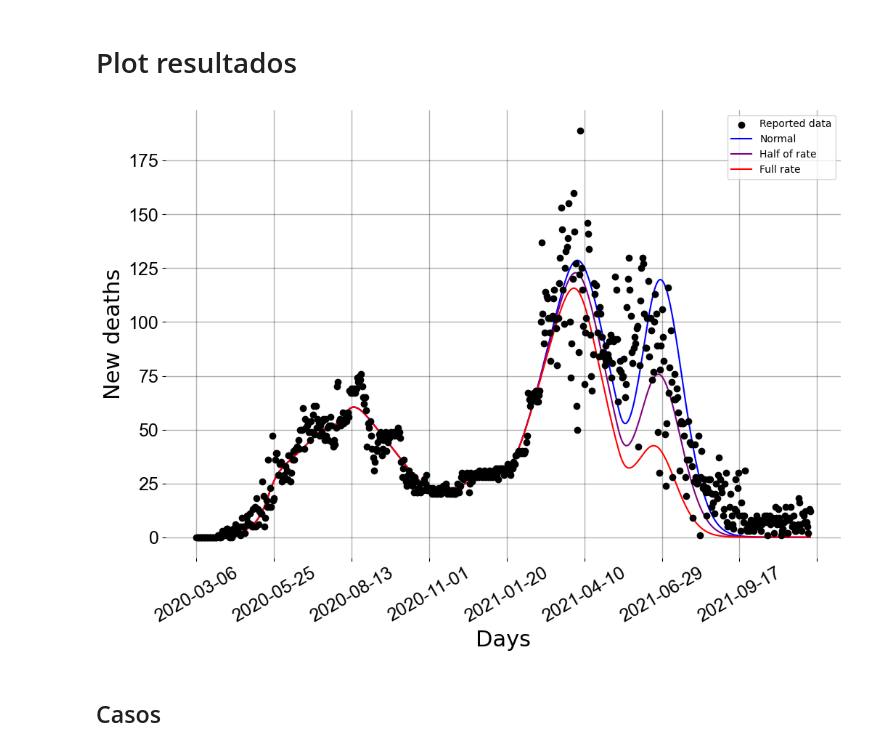
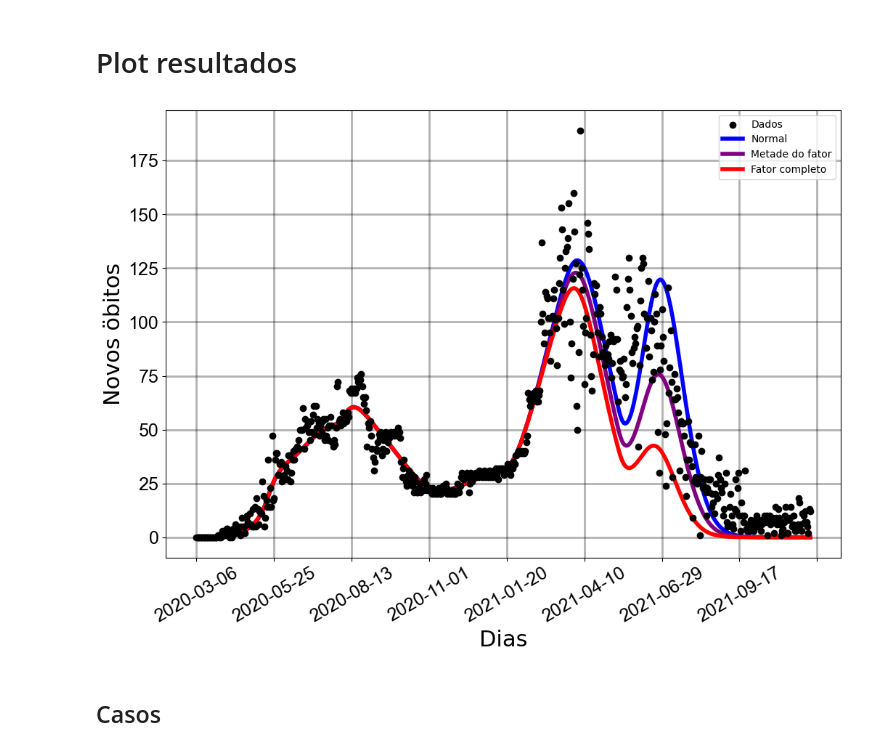
Before and after one commit to filipe7788/SEIHURD, a Jupyter notebook: cenarios_de_simulacao/taxa_de_vacinacao_alterada-fator.ipynb, the cells around one changed output. Drawn from its saved outputs; the diff is of its cells as text; code cells hidden in the pictures.

```diff
--- a/cenarios_de_simulacao/taxa_de_vacinacao_alterada-fator.ipynb
+++ b/cenarios_de_simulacao/taxa_de_vacinacao_alterada-fator.ipynb
@@ -274,58 +274,57 @@ mortes_resultados_dobro = resultados_dobro.y[-3, :] #mortes acumulados
 mortes_resultados_normal = resultados_normais.y[-3, :] #mortes acumulados
 
 #Criando plot
-fig, (ax) = pl.subplots(figsize=(12,8), nrows=1, sharex=True, subplot_kw=dict(frameon=False))
+fig, ax = pl.subplots(figsize=(12,8))
 
 #Desenhando grid no plot
-ax.grid(which='major', axis='both', color='black',linewidth=1.,alpha=0.3)
+ax.grid(which='major', axis='both', color='black',linewidth=2.,alpha=0.3)
 
 # Taxa de mortos - dados
 taxa_mortos_dados = np.diff(mortos_dados)
-ax.scatter(datas[:len(taxa_mortos_dados)], taxa_mortos_dados, color='black', zorder=3, label='Reported data')
+ax.scatter(datas[:len(taxa_mortos_dados)], taxa_mortos_dados, color='black', zorder=3, label='Dados')
 
 # Taxa de mortos - modelo
 taxa_mortos_modelo_normal = np.diff(N*mortes_resultados_normal)
 #Plot the fitted function as a line.
-ax.plot(datas[:len(taxa_mortos_modelo_normal)], taxa_mortos_modelo_normal, color='blue',label='Normal')
+ax.plot(datas[:len(taxa_mortos_modelo_normal)], taxa_mortos_modelo_normal, color='blue',label='Normal', linewidth=4)
 
 # Taxa de mortos - modelo
 taxa_mortos_modelo_adiantado = np.diff(N*mortes_resultados_metade)
 #Plot the fitted function as a line.
-ax.plot(datas[:len(taxa_mortos_modelo_adiantado)], taxa_mortos_modelo_adiantado, color='purple',label='Half of rate')
+ax.plot(datas[:len(taxa_mortos_modelo_adiantado)], taxa_mortos_modelo_adiantado, color='purple',label='Metade do fator', linewidth=4)
 
 # Taxa de mortos - modelo
 taxa_mortos_modelo_dobro = np.diff(N*mortes_resultados_dobro)
 #Plot the fitted function as a line.
-ax.plot(datas[:len(taxa_mortos_modelo_dobro)], taxa_mortos_modelo_dobro, color='red',label='Full rate')
+ax.plot(datas[:len(taxa_mortos_modelo_dobro)], taxa_mortos_modelo_dobro, color='red',label='Fator completo', linewidth=4)
 
 
 ax.autoscale()
 
+
 #Set the labels
-ax.set_ylabel('New deaths',fontsize=22)
-ax.set_xlabel('Days', fontsize=22)
+ax.set_ylabel('Novos öbitos',fontsize=22)
+ax.set_xlabel('Dias', fontsize=22)
 #Set the title
 #The size of the numbers on the axixis
 ax.tick_params(labelsize=18)
 
 #Limiting the ammount of dates on the X axixs
 ax.xaxis.set_major_locator(pl.MaxNLocator(10))
 #Rotating the dates for better visualization
 pl.setp(ax.get_xticklabels(), rotation=30)
 
 
-# ax2.plot(novos_vacinados+ np.array(novos_vacinados)*(fator_multiplicacao))
-
 #Setting the font of the numbers on the axixis as ARIAL
 for tick in ax.get_xticklabels():
     tick.set_fontname("Arial")
 for tick in ax.get_yticklabels():
     tick.set_fontname("Arial")
 pl.legend()
 #Show Graph
 pl.show()
 # %% [output]
-[figure, old version]
+[figure, new version]
 # %%
 df = pd.DataFrame(mortes_resultados_metade)
 df.to_csv('Taxa/mortes_resultados_metade.csv', index=False)
```
Also changed, not shown: parts of 1 cell of this notebook, 9 other files.
